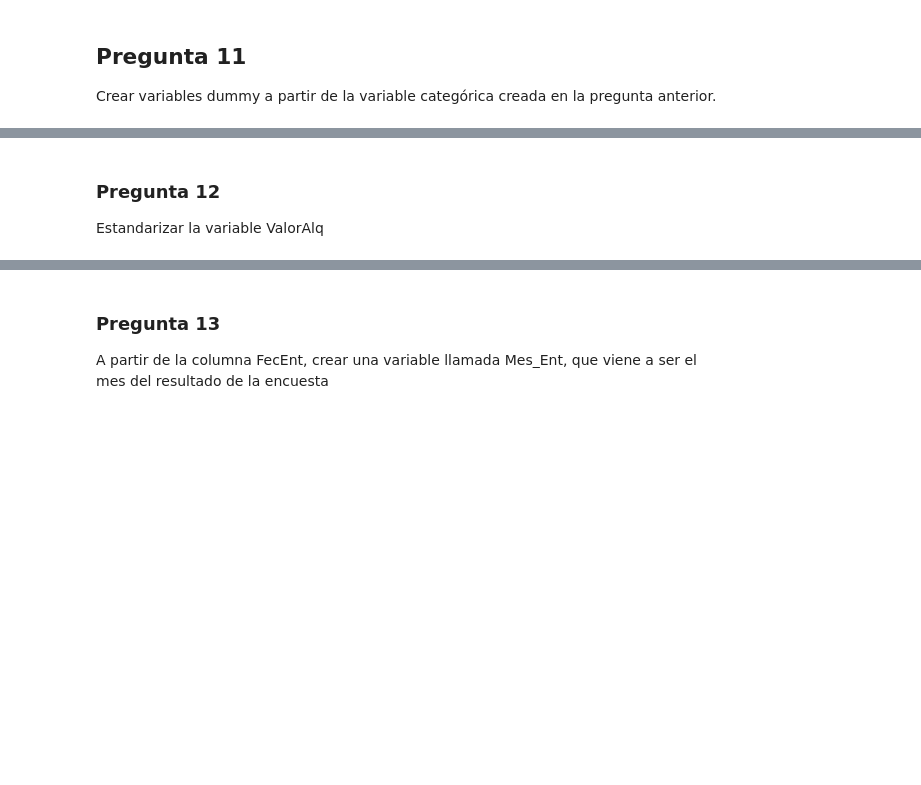
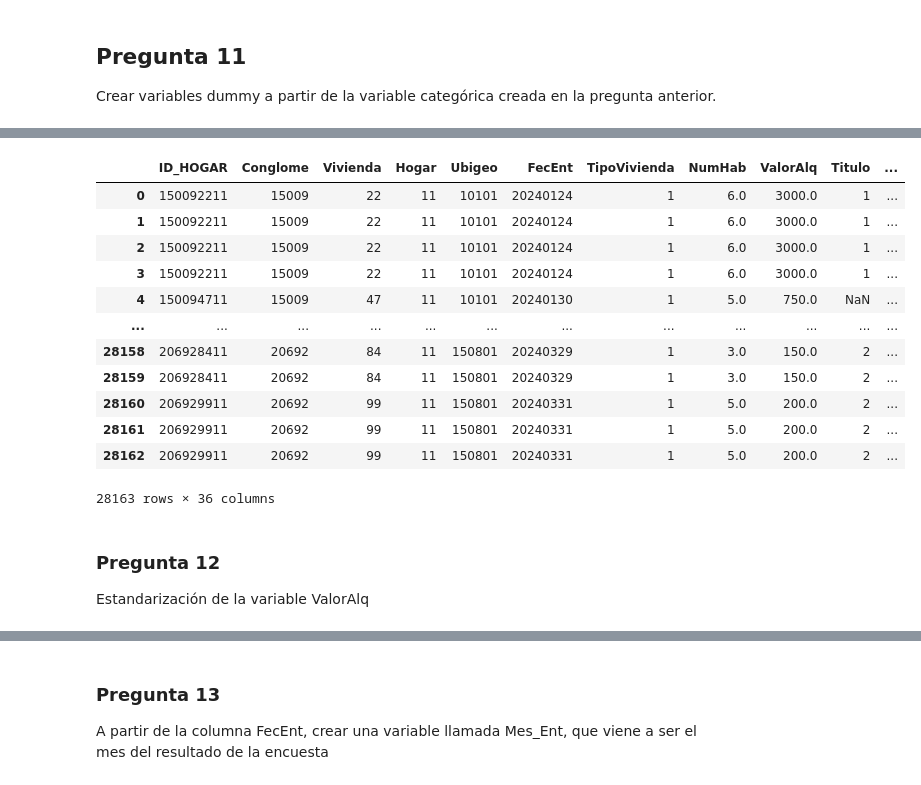
Before and after one commit to jeguns/EP7173, a Jupyter notebook: Unidad 02/02_Procedimientos_básicos_de_preprocesamiento_de_datos.ipynb, the cells around one changed output, grey strips where cells are left out. Cells and saved outputs as stored; diff of their text form; code cells hidden in the pictures; blank space fills up the shorter version.

```diff
--- a/Unidad 02/02_Procedimientos_básicos_de_preprocesamiento_de_datos.ipynb
+++ b/Unidad 02/02_Procedimientos_básicos_de_preprocesamiento_de_datos.ipynb
@@ -646,11 +960,25 @@ datos_int
 # %%
-variables_dummy = pd.get_dummies(datos_int['EstCivil'].astype(str), prefix='EC')
+variables_dummy = pd.get_dummies(datos_int['EstCivil'], prefix='EC')
 datos_int = pd.concat([datos_int, variables_dummy], axis=1)
 datos_int
+# %% [output]
+|  | ID_HOGAR | Conglome | Vivienda | Hogar | Ubigeo | FecEnt | TipoVivienda | NumHab | ValorAlq | Titulo | ... |
+| 0 | 150092211 | 15009 | 22 | 11 | 10101 | 20240124 | 1 | 6.0 | 3000.0 | 1 | ... |
+| 1 | 150092211 | 15009 | 22 | 11 | 10101 | 20240124 | 1 | 6.0 | 3000.0 | 1 | ... |
+| 2 | 150092211 | 15009 | 22 | 11 | 10101 | 20240124 | 1 | 6.0 | 3000.0 | 1 | ... |
+| 3 | 150092211 | 15009 | 22 | 11 | 10101 | 20240124 | 1 | 6.0 | 3000.0 | 1 | ... |
+| 4 | 150094711 | 15009 | 47 | 11 | 10101 | 20240130 | 1 | 5.0 | 750.0 | NaN | ... |
+| ... | ... | ... | ... | ... | ... | ... | ... | ... | ... | ... | ... |
+| 28158 | 206928411 | 20692 | 84 | 11 | 150801 | 20240329 | 1 | 3.0 | 150.0 | 2 | ... |
+| 28159 | 206928411 | 20692 | 84 | 11 | 150801 | 20240329 | 1 | 3.0 | 150.0 | 2 | ... |
+| 28160 | 206929911 | 20692 | 99 | 11 | 150801 | 20240331 | 1 | 5.0 | 200.0 | 2 | ... |
+| 28161 | 206929911 | 20692 | 99 | 11 | 150801 | 20240331 | 1 | 5.0 | 200.0 | 2 | ... |
+| 28162 | 206929911 | 20692 | 99 | 11 | 150801 | 20240331 | 1 | 5.0 | 200.0 | 2 | ... |
+28163 rows × 36 columns
 # %% [markdown]
 ### **Pregunta 12**
 
-Estandarizar la variable ValorAlq
+Estandarización de la variable ValorAlq
 # %%
 datos_int['ValorAlq_st'] = (datos_int['ValorAlq'] - datos_int['ValorAlq'].mean()) / datos_int['ValorAlq'].std()
 datos_int[['ValorAlq','ValorAlq_st']]
```
Also changed, not shown: parts of 57 cells of this notebook.
